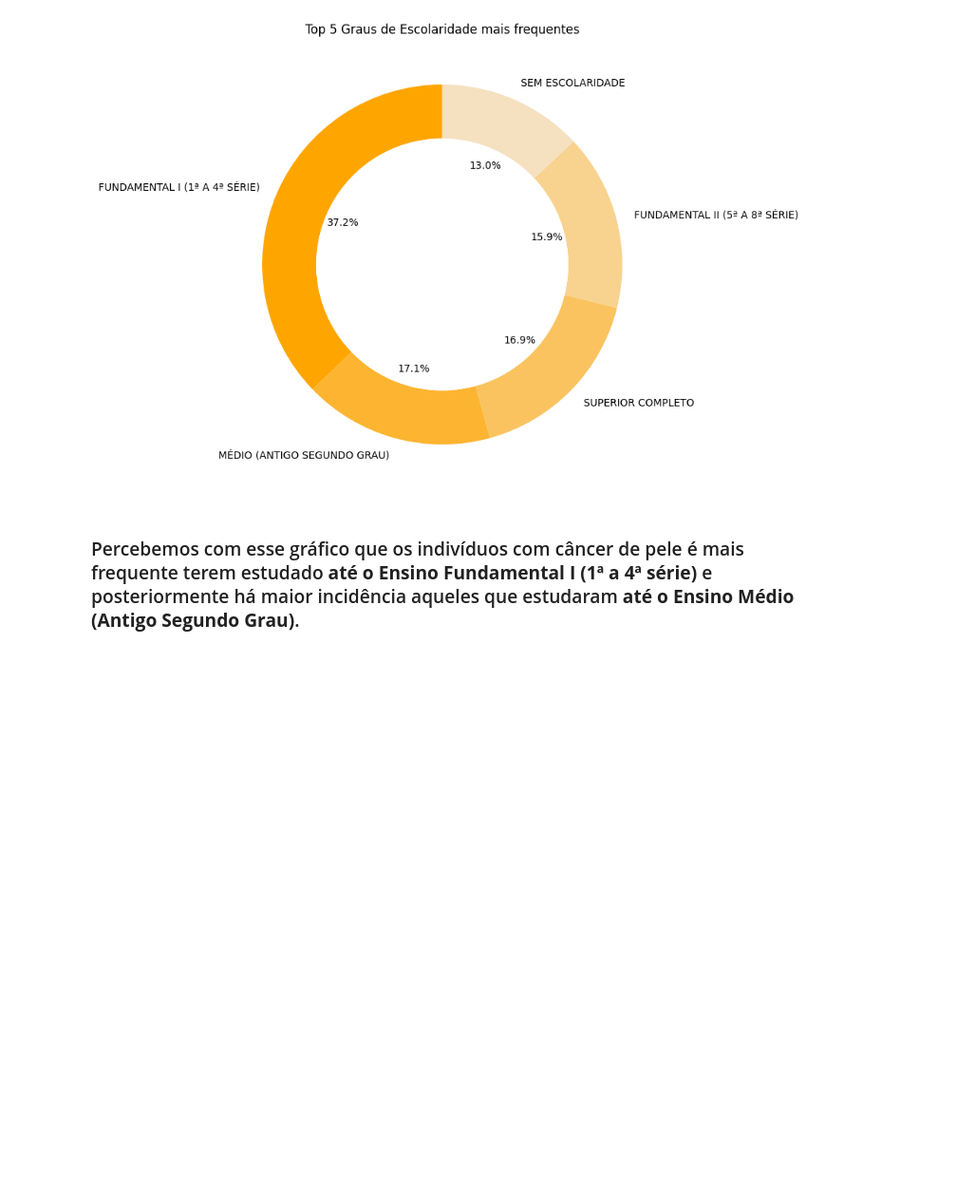
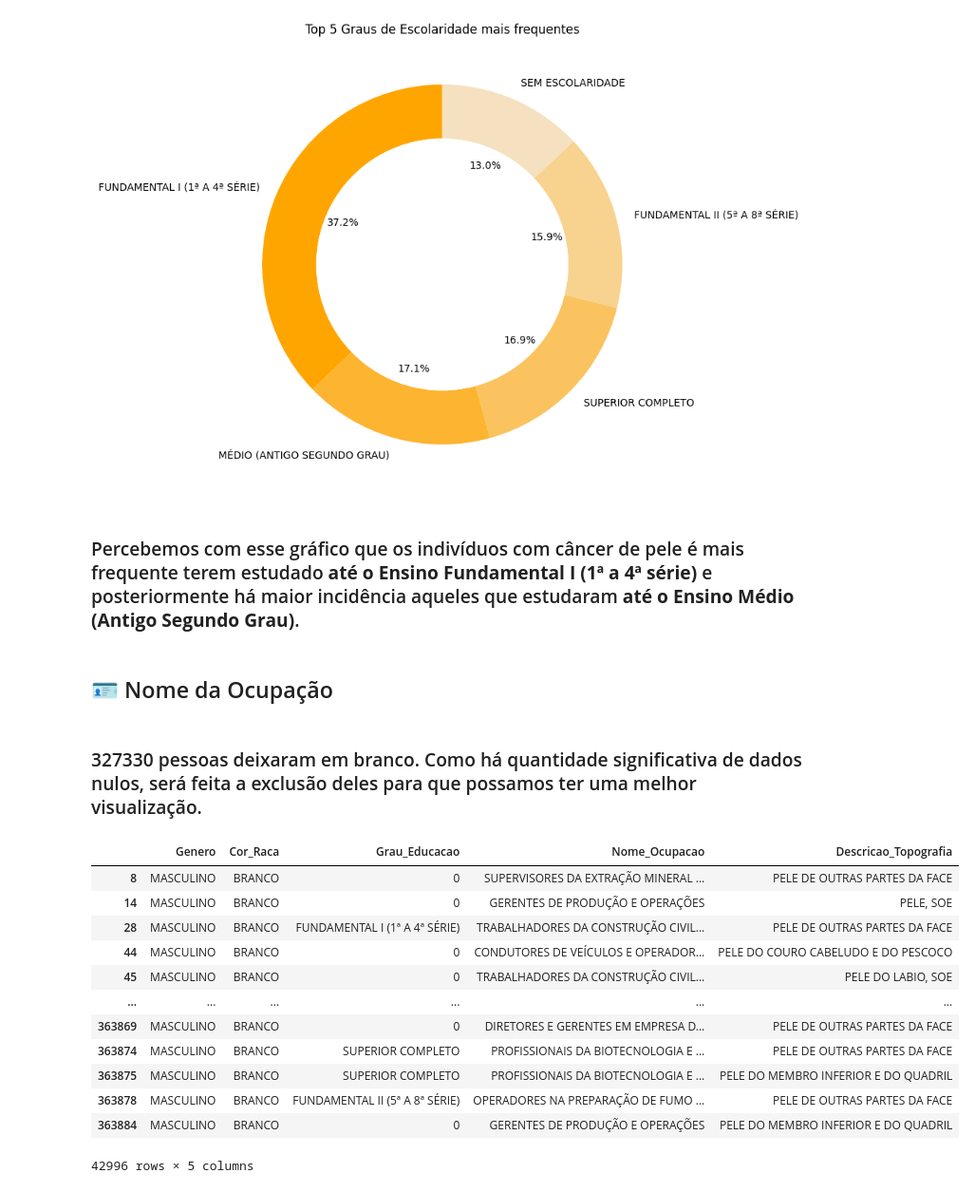
Before and after one commit to Gabyzera/ufpb_dv_cancer_de_pele, a Jupyter notebook: src/ufpb_ECVD2.ipynb, the cells around one changed output. Shown: that part at 95% size. Saved outputs shown, nothing was run; the diff lists cells and outputs as text; code cells hidden in the pictures; blank space fills up the shorter version.

```diff
--- a/src/ufpb_ECVD2.ipynb
+++ b/src/ufpb_ECVD2.ipynb
@@ -245,3 +255,29 @@ plt.show()
 [figure]
 # %% [markdown]
 ### Percebemos com esse gráfico que os indivíduos com câncer de pele é mais frequente terem estudado **até o Ensino Fundamental I (1ª a 4ª série)** e posteriormente há maior incidência aqueles que estudaram **até o Ensino Médio (Antigo Segundo Grau)**.
+# %% [markdown]
+## 🪪 Nome da Ocupação
+# %%
+# Quantificando as respostas nulas na coluna 'Nome_Ocupacao'
+contagem_zeros = (cancer_df['Nome_Ocupacao'] == 0).sum()
+dados_nulos(contagem_zeros)
+# %% [output]
+### 327330 pessoas deixaram em branco. Como há quantidade significativa de dados nulos, será feita a exclusão deles para que possamos ter uma melhor visualização.
+# %%
+# Excluir todas as linhas da coluna 'Nome_Ocupacao' contém o valor 0
+cancer_ocupacao_df = cancer_df[cancer_df['Nome_Ocupacao'] != 0]
+cancer_ocupacao_df
+# %% [output]
+|  | Genero | Cor_Raca | Grau_Educacao | Nome_Ocupacao | Descricao_Topografia |
+| 8 | MASCULINO | BRANCO | 0 | SUPERVISORES DA EXTRAÇÃO MINERAL ... | PELE DE OUTRAS PARTES DA FACE |
+| 14 | MASCULINO | BRANCO | 0 | GERENTES DE PRODUÇÃO E OPERAÇÕES | PELE, SOE |
+| 28 | MASCULINO | BRANCO | FUNDAMENTAL I (1ª A 4ª SÉRIE) | TRABALHADORES DA CONSTRUÇÃO CIVIL... | PELE DE OUTRAS PARTES DA FACE |
+| 44 | MASCULINO | BRANCO | 0 | CONDUTORES DE VEÍCULOS E OPERADOR... | PELE DO COURO CABELUDO E DO PESCOCO |
+| 45 | MASCULINO | BRANCO | 0 | TRABALHADORES DA CONSTRUÇÃO CIVIL... | PELE DO LABIO, SOE |
+| ... | ... | ... | ... | ... | ... |
+| 363869 | MASCULINO | BRANCO | 0 | DIRETORES E GERENTES EM EMPRESA D... | PELE DE OUTRAS PARTES DA FACE |
+| 363874 | MASCULINO | BRANCO | SUPERIOR COMPLETO | PROFISSIONAIS DA BIOTECNOLOGIA E ... | PELE DE OUTRAS PARTES DA FACE |
+| 363875 | MASCULINO | BRANCO | SUPERIOR COMPLETO | PROFISSIONAIS DA BIOTECNOLOGIA E ... | PELE DO MEMBRO INFERIOR E DO QUADRIL |
+| 363878 | MASCULINO | BRANCO | FUNDAMENTAL II (5ª A 8ª SÉRIE) | OPERADORES NA PREPARAÇÃO DE FUMO ... | PELE DE OUTRAS PARTES DA FACE |
+| 363884 | MASCULINO | BRANCO | 0 | GERENTES DE PRODUÇÃO E OPERAÇÕES | PELE DO MEMBRO INFERIOR E DO QUADRIL |
+42996 rows × 5 columns
```
Also changed, not shown: parts of 15 cells of this notebook.
